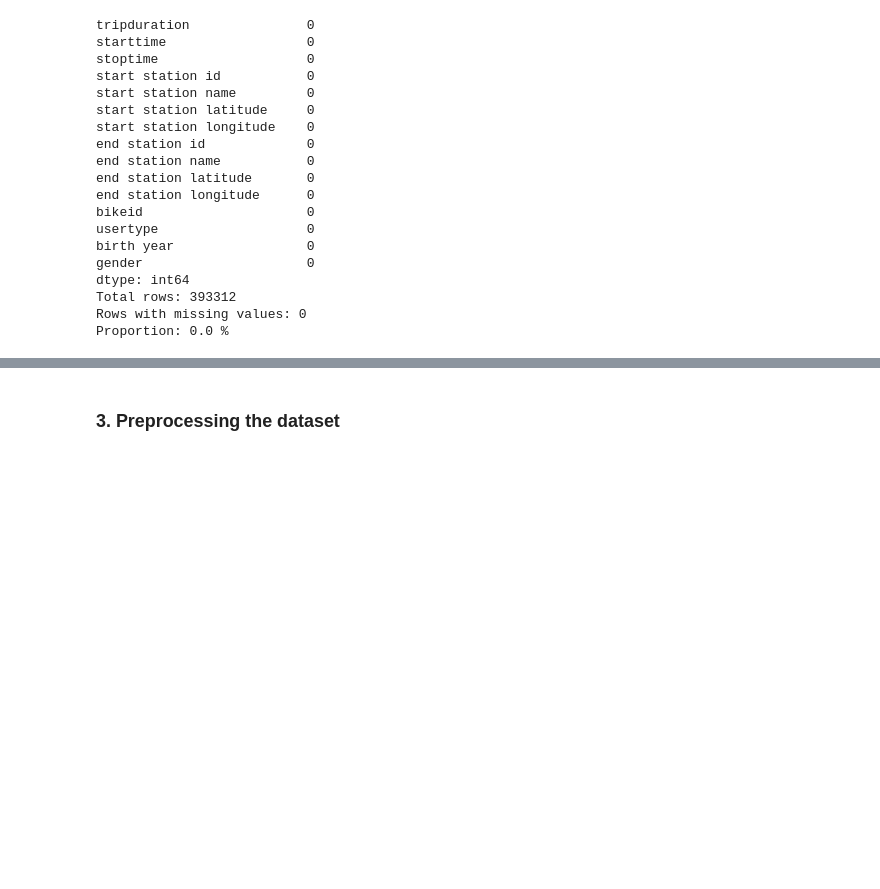
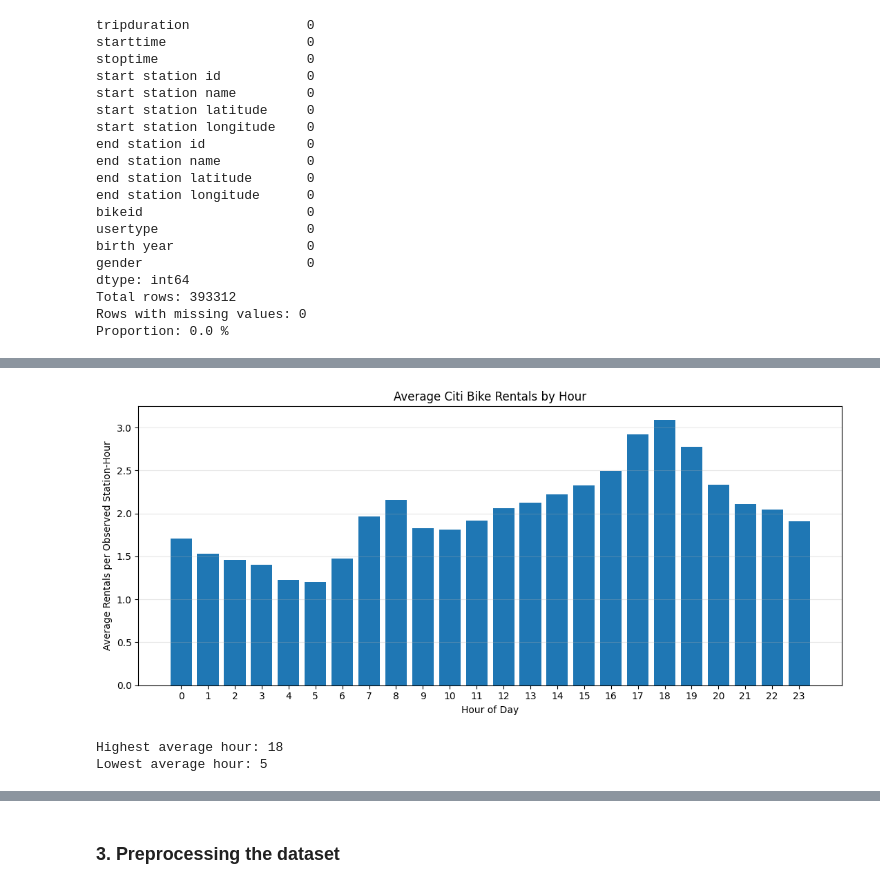
Before and after one commit to amelia-lee-smu/CS610-Applied-Machine-Learning, a Jupyter notebook: project_proposal_eda.ipynb, the cells around one changed output, grey strips where cells are left out. Drawn from its saved outputs; the diff is of its cells as text; code cells hidden in the pictures; blank space fills up the shorter version.

```diff
--- a/project_proposal_eda.ipynb
+++ b/project_proposal_eda.ipynb
@@ -57,0 +265,21 @@ Proportion: 0.0 %
+# %%
+
+hourly = df.groupby("hour_of_day")["number_of_rentals"].mean()
+
+plt.figure(figsize=(11, 5))
+plt.bar(hourly.index, hourly.values)
+
+plt.title("Average Citi Bike Rentals by Hour")
+plt.xlabel("Hour of Day")
+plt.ylabel("Average Rentals per Observed Station-Hour")
+plt.xticks(range(24))
+plt.grid(axis="y", alpha=0.3)
+plt.tight_layout()
+plt.show()
+
+print("Highest average hour:", hourly.idxmax())
+print("Lowest average hour:", hourly.idxmin())
+# %% [output]
+[figure, added]
+Highest average hour: 18
+Lowest average hour: 5
```
Also changed, not shown: parts of 14 cells of this notebook.
